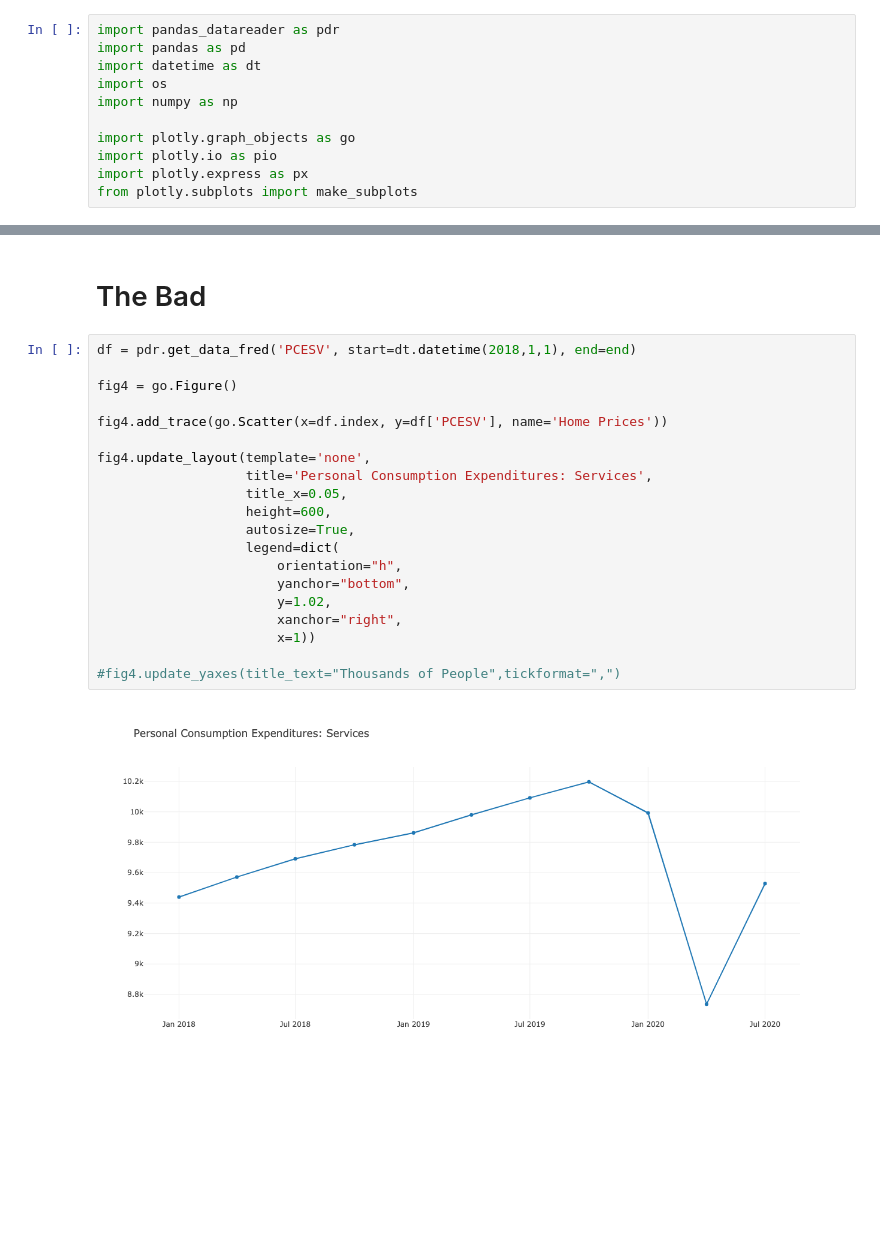
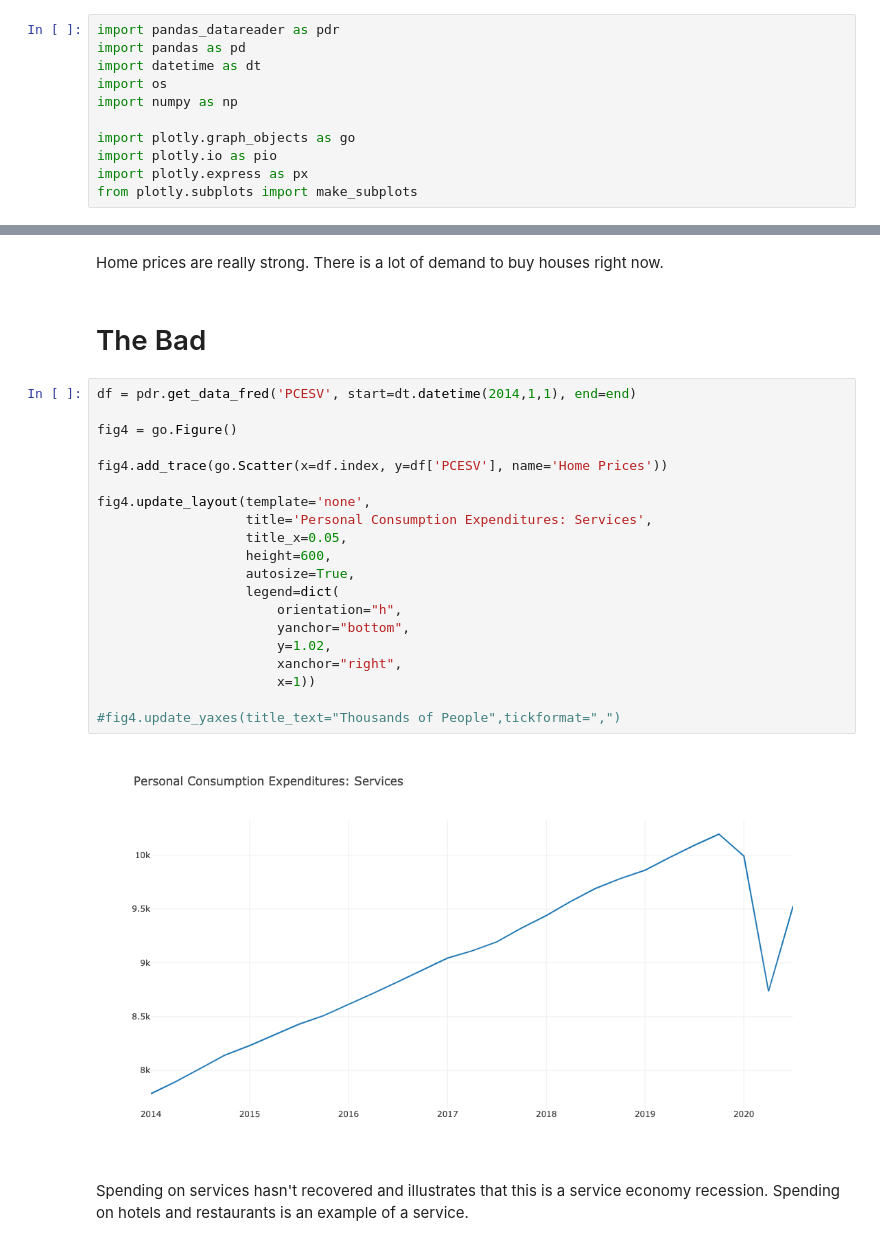
Before and after one commit to prdesalvo/jupyter_notebooks, a Jupyter notebook: Financial Data/economic_data.ipynb, the cells around one changed output, grey strips where cells are left out. Saved outputs shown, nothing was run; the diff lists cells and outputs as text; blank space fills up the shorter version.

```diff
--- a/Financial Data/economic_data.ipynb
+++ b/Financial Data/economic_data.ipynb
@@ -184,27 +182,31 @@ fig4.update_layout(template='none',
+# %% [markdown]
+Home prices are really strong. There is a lot of demand to buy houses right now.
 # %% [markdown]
 # The Bad
 # %%
-df = pdr.get_data_fred('PCESV', start=dt.datetime(2018,1,1), end=end)
+df = pdr.get_data_fred('PCESV', start=dt.datetime(2014,1,1), end=end)
 
 fig4 = go.Figure()
 
 fig4.add_trace(go.Scatter(x=df.index, y=df['PCESV'], name='Home Prices'))
 
 fig4.update_layout(template='none',
                    title='Personal Consumption Expenditures: Services',
                    title_x=0.05,
                    height=600,
                    autosize=True,
                    legend=dict(
                        orientation="h",
                        yanchor="bottom",
                        y=1.02,
                        xanchor="right",
                        x=1))
 
 #fig4.update_yaxes(title_text="Thousands of People",tickformat=",")
 # %% [output]
-[figure, old version]
+[figure, new version]
+# %% [markdown]
+Spending on services hasn't recovered and illustrates that this is a service economy recession. Spending on hotels and restaurants is an example of a service.
 # %%
 df = pdr.get_data_fred(['LNS14000001','LNS14000002','LNS14000003','LNS14000006','LNS14000009','LNU04032183'], start=dt.datetime(2018,1,1), end=end)
 
```
Also changed, not shown: parts of 17 cells of this notebook.
